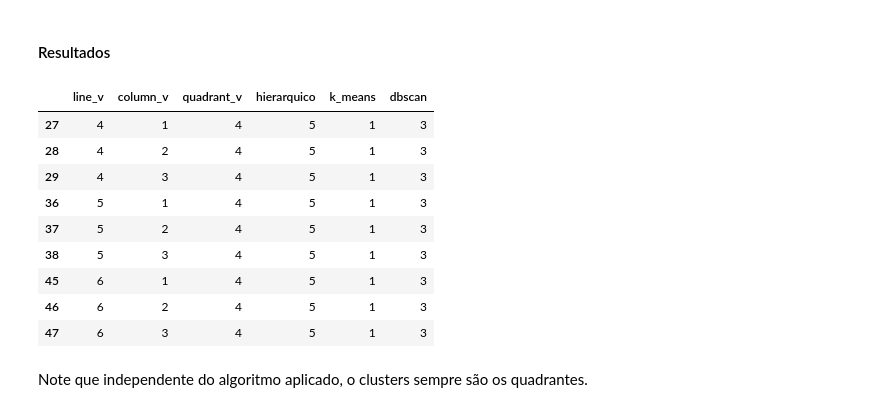
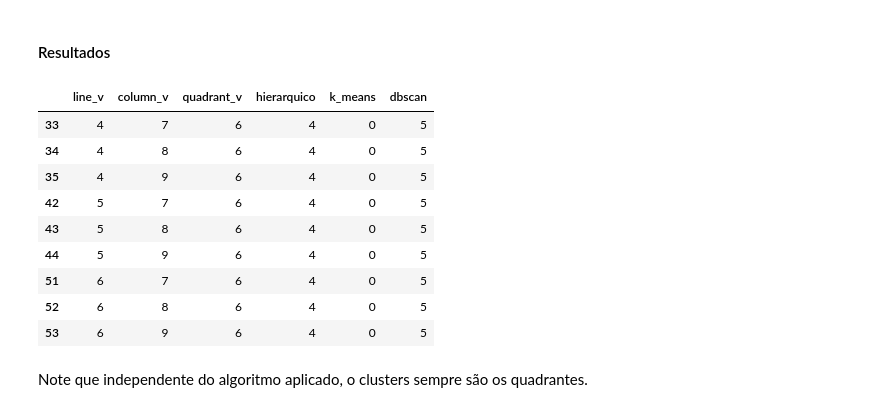
Before and after one commit to CarlosAraujo7/Sudoku-with-Machine-Learning, a Jupyter notebook: base.ipynb, the cells around one changed output. Saved outputs shown, nothing was run; the diff lists cells and outputs as text; code cells hidden in the pictures.

```diff
--- a/base.ipynb
+++ b/base.ipynb
@@ -261,3 +258,5 @@ else:
+# %%
+sudoku_df = create_sudoku_dataframe(9)
 # %% [markdown]
 Estamos Trabalhando com sudo múltiplo de 3 nesse estágio inicial da pesquisa.
 # %%
@@ -320,24 +339,24 @@ dbscan = DBSCAN(eps=0.5, min_samples=2).fit(scaler_sudoku_df)
 # %% [markdown]
 #### Resultados
 # %%
-sudoku_df['hierarquico'] = hierarquico.labels_
+sudoku_df['hierarquico'] = hierarquico.fit_predict(scaler_sudoku_df)
 
-sudoku_df['k_means'] = kmeans.labels_
+sudoku_df['k_means'] = kmeans.fit_predict(scaler_sudoku_df)
 
-sudoku_df['dbscan'] = dbscan.labels_
+sudoku_df['dbscan'] = dbscan.fit_predict(scaler_sudoku_df)
 # %%
-sudoku_df[sudoku_df["k_means"] == 1]
+sudoku_df[sudoku_df["k_means"] == 0]
 # %% [output]
 |  | line_v | column_v | quadrant_v | hierarquico | k_means | dbscan |
-| 27 | 4 | 1 | 4 | 5 | 1 | 3 |
-| 28 | 4 | 2 | 4 | 5 | 1 | 3 |
-| 29 | 4 | 3 | 4 | 5 | 1 | 3 |
-| 36 | 5 | 1 | 4 | 5 | 1 | 3 |
-| 37 | 5 | 2 | 4 | 5 | 1 | 3 |
-| 38 | 5 | 3 | 4 | 5 | 1 | 3 |
-| 45 | 6 | 1 | 4 | 5 | 1 | 3 |
-| 46 | 6 | 2 | 4 | 5 | 1 | 3 |
-| 47 | 6 | 3 | 4 | 5 | 1 | 3 |
+| 33 | 4 | 7 | 6 | 4 | 0 | 5 |
+| 34 | 4 | 8 | 6 | 4 | 0 | 5 |
+| 35 | 4 | 9 | 6 | 4 | 0 | 5 |
+| 42 | 5 | 7 | 6 | 4 | 0 | 5 |
+| 43 | 5 | 8 | 6 | 4 | 0 | 5 |
+| 44 | 5 | 9 | 6 | 4 | 0 | 5 |
+| 51 | 6 | 7 | 6 | 4 | 0 | 5 |
+| 52 | 6 | 8 | 6 | 4 | 0 | 5 |
+| 53 | 6 | 9 | 6 | 4 | 0 | 5 |
 # %% [markdown]
 Note que independente do algoritmo aplicado, o clusters sempre são os quadrantes.
 # %% [markdown]
```
Also changed, not shown: parts of 4 cells of this notebook, 1 other file.
